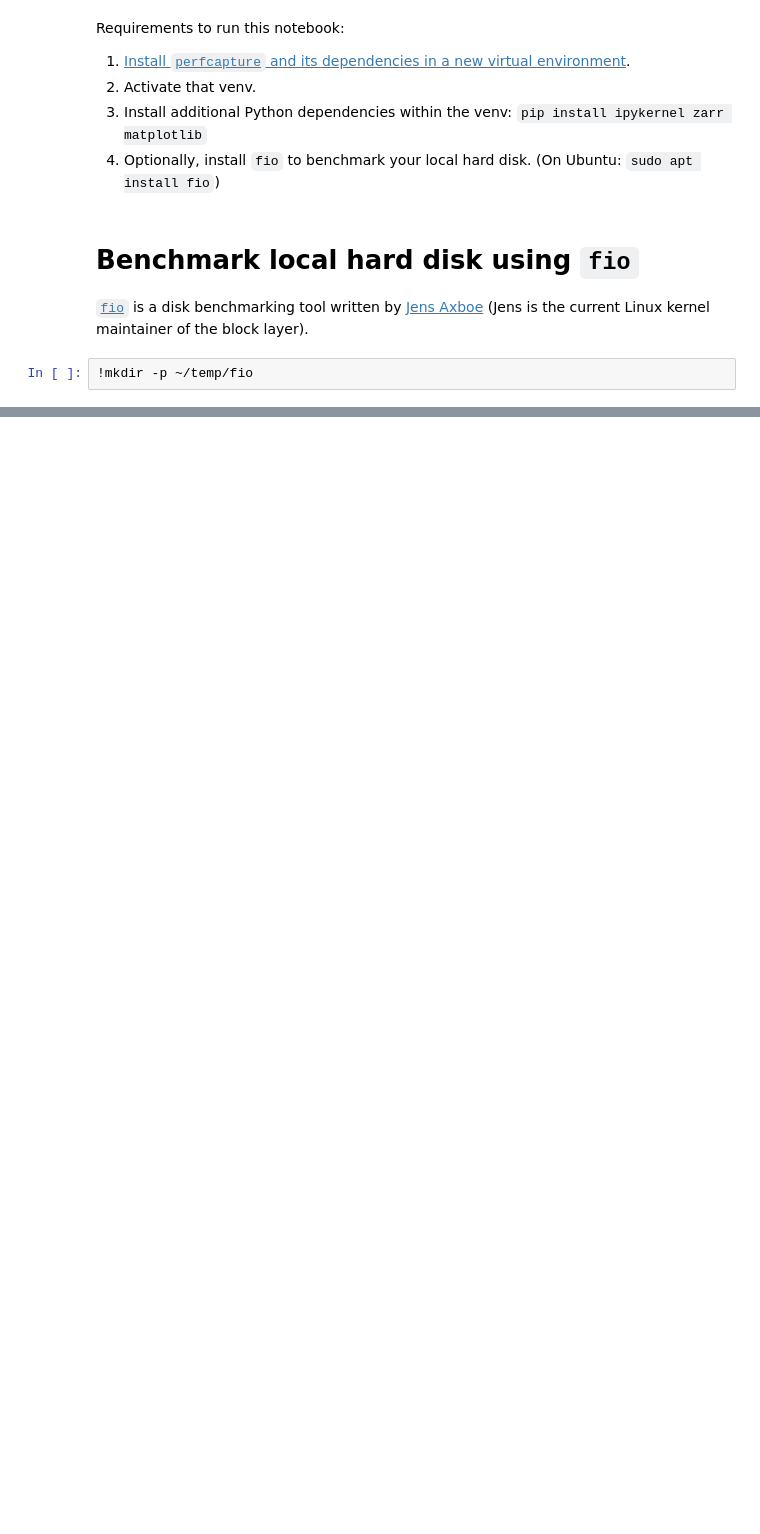
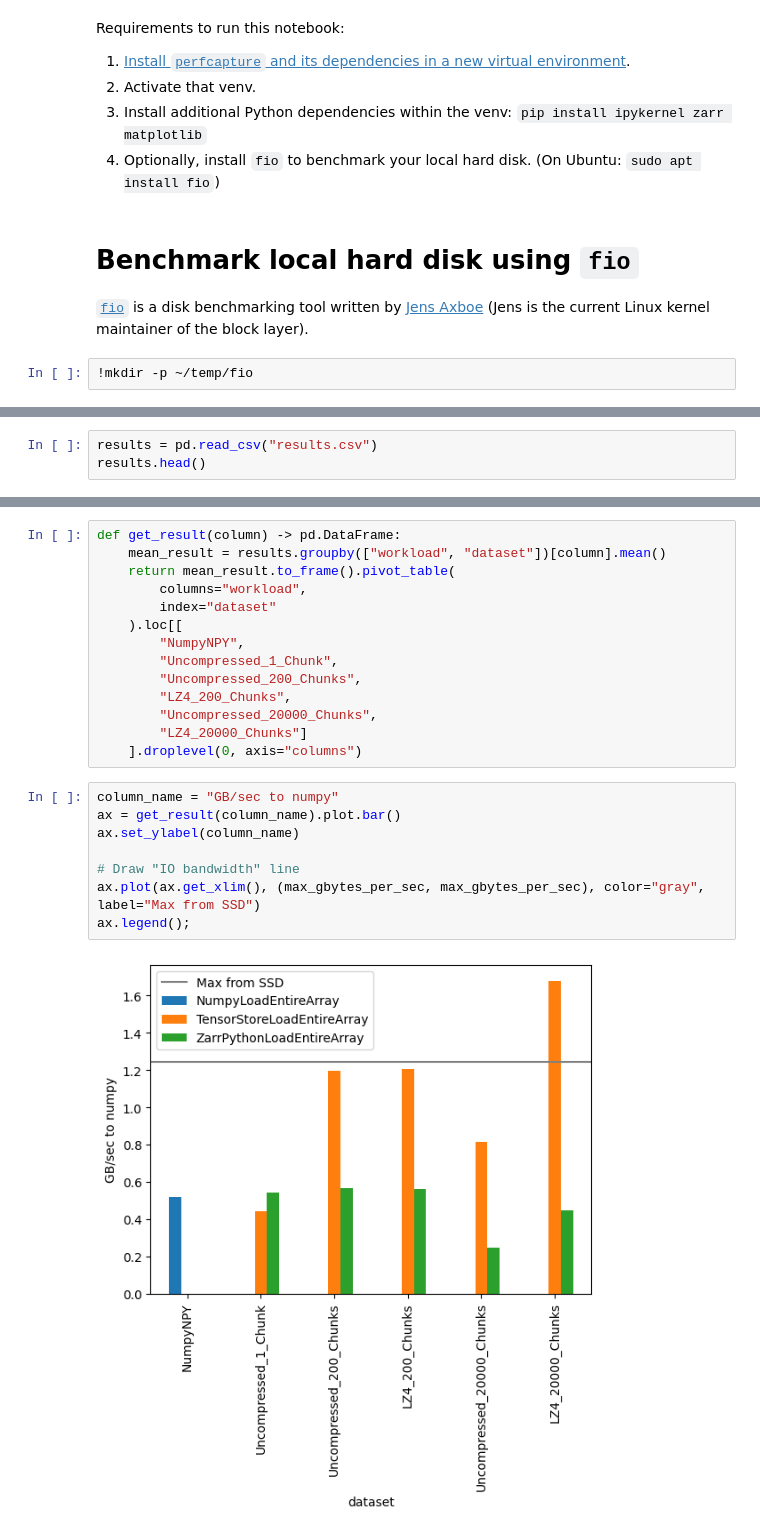
Before and after one commit to zarr-developers/zarr-benchmark, a Jupyter notebook: results/simple_results.ipynb, the cells around one changed output, grey strips where cells are left out. Saved outputs shown, nothing was run; the diff lists cells and outputs as text; blank space fills up the shorter version.

```diff
--- a/results/simple_results.ipynb
+++ b/results/simple_results.ipynb
@@ -92,0 +30,3 @@ all_results
+# %%
+results = pd.read_csv("results.csv")
+results.head()
@@ -92,0 +40,24 @@ all_results
+# %%
+def get_result(column) -> pd.DataFrame:
+    mean_result = results.groupby(["workload", "dataset"])[column].mean()
+    return mean_result.to_frame().pivot_table(
+        columns="workload",
+        index="dataset"
+    ).loc[[
+        "NumpyNPY",
+        "Uncompressed_1_Chunk",
+        "Uncompressed_200_Chunks",
+        "LZ4_200_Chunks",
+        "Uncompressed_20000_Chunks",
+        "LZ4_20000_Chunks"]
+    ].droplevel(0, axis="columns")
+# %%
+column_name = "GB/sec to numpy"
+ax = get_result(column_name).plot.bar()
+ax.set_ylabel(column_name)
+
+# Draw "IO bandwidth" line
+ax.plot(ax.get_xlim(), (max_gbytes_per_sec, max_gbytes_per_sec), color="gray", label="Max from SSD")
+ax.legend();
+# %% [output]
+[figure, added]
```
Also changed, not shown: parts of 13 cells of this notebook, 6 other files.
